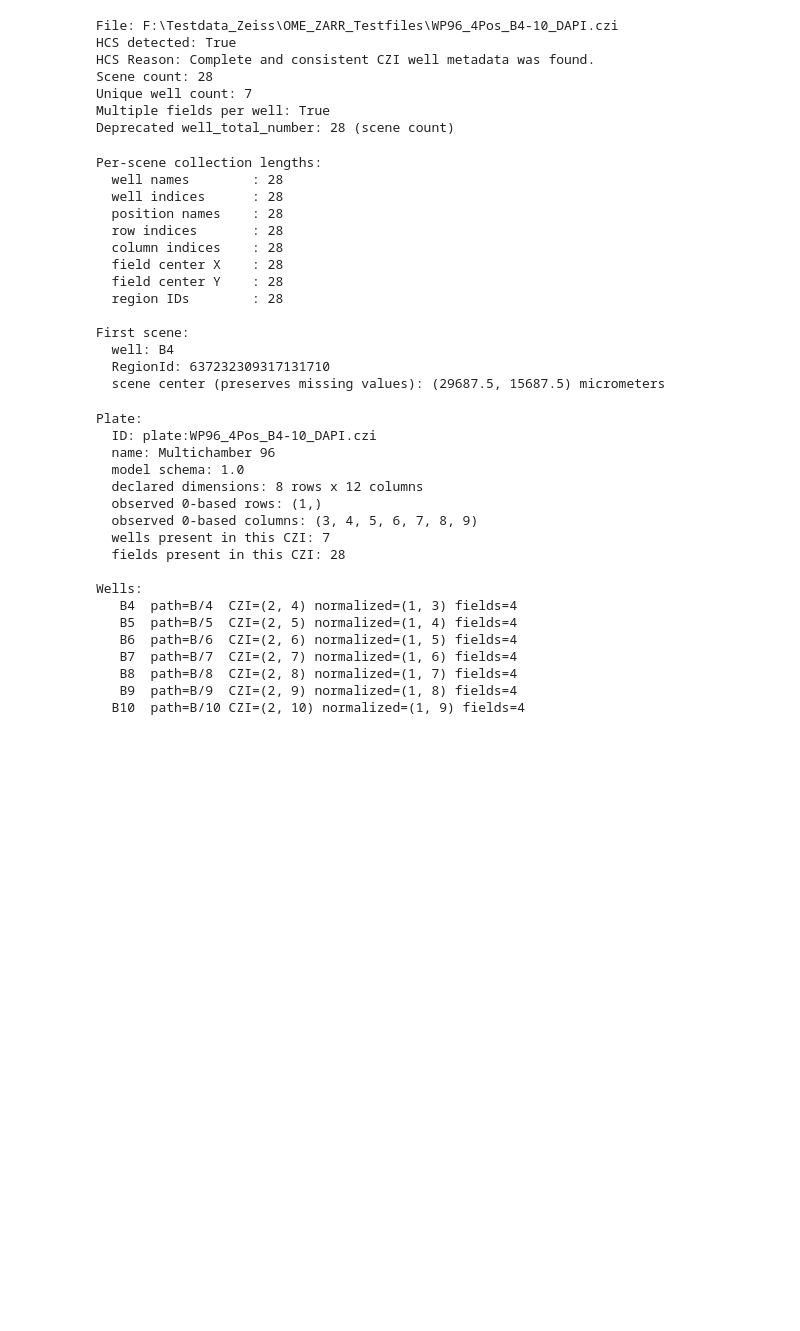
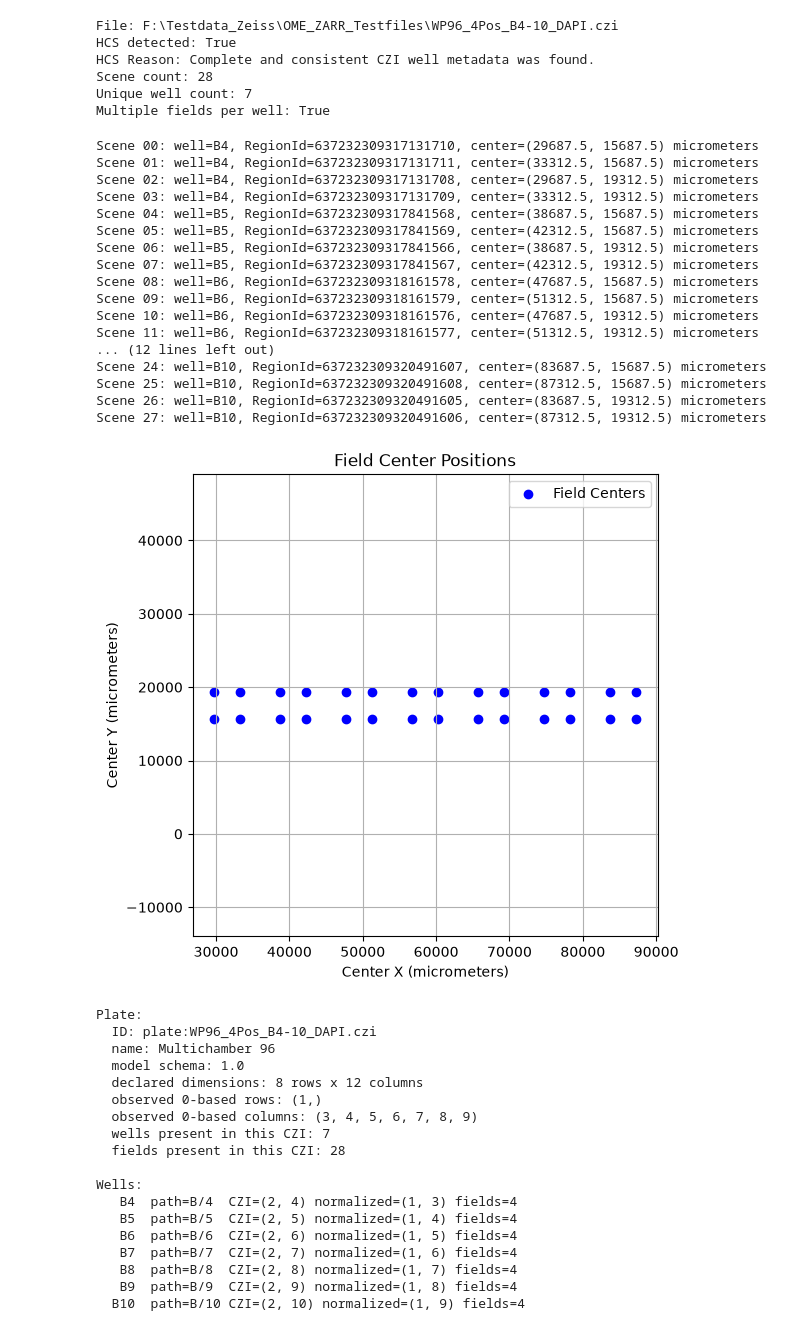
Before and after one commit to sebi06/czitools, a Jupyter notebook: demo/notebooks/read_czi_wellplate_data.ipynb, the cells around one changed output. Drawn from its saved outputs; the diff is of its cells as text; code cells hidden in the pictures; blank space fills up the shorter version.

```diff
--- a/demo/notebooks/czi_wellplate_data.ipynb
+++ b/demo/notebooks/read_czi_wellplate_data.ipynb
@@ -24,7 +24,6 @@ print(f"HCS Reason: {metadata.hcs_status.reason}")
 print(f"Scene count: {sample.scene_count}")
 print(f"Unique well count: {sample.well_unique_number}")
 print(f"Multiple fields per well: {sample.multipos_per_well}")
-print(f"Deprecated well_total_number: {sample.well_total_number} (scene count)")
 # %% [output]
 File: F:\Testdata_Zeiss\OME_ZARR_Testfiles\WP96_4Pos_B4-10_DAPI.czi
 HCS detected: True
@@ -32,46 +31,48 @@ HCS Reason: Complete and consistent CZI well metadata was found.
 Scene count: 28
 Unique well count: 7
 Multiple fields per well: True
-Deprecated well_total_number: 28 (scene count)
 # %%
-per_scene_lengths = {
-    "well names": len(sample.well_array_names),
-    "well indices": len(sample.well_indices),
-    "position names": len(sample.well_position_names),
-    "row indices": len(sample.well_rowID),
-    "column indices": len(sample.well_colID),
-    "field center X": len(sample.field_centerX),
-    "field center Y": len(sample.field_centerY),
-    "region IDs": len(sample.well_region_ids),
-}
+if sample.scene_count:
+    for s in range(sample.scene_count):
+        well_name = sample.well_array_names[s] or "<missing>"
+        region_id = sample.well_region_ids[s]
+        center_x = sample.field_centerX[s]
+        center_y = sample.field_centerY[s]
+        print(
+            f"Scene {s:02d}: well={well_name}, "
+            f"RegionId={region_id}, "
+            f"center=({center_x}, {center_y}) micrometers"
+        )
 
-print("\nPer-scene collection lengths:")
-for label, length in per_scene_lengths.items():
-    print(f"  {label:18}: {length}")
-
-if sample.scene_count:
-    print("\nFirst scene:")
-    print(f"  well: {sample.well_array_names[0] or '<missing>'}")
-    print(f"  RegionId: {sample.well_region_ids[0]}")
-    print(
-        "  scene center (preserves missing values): "
-        f"({sample.field_centerX[0]}, {sample.field_centerY[0]}) micrometers"
-   )
+    # plot all cneter XY positions as a simple grid
+    plt.figure(figsize=(6, 6))
+    plt.scatter(sample.field_centerX, sample.field_centerY, marker="o", color="blue", label="Field Centers")
+    plt.title("Field Center Positions")
+    plt.xlabel("Center X (micrometers)")
+    plt.ylabel("Center Y (micrometers)")
+    plt.grid()
+    plt.axis('equal')
+    plt.legend()
+    plt.show()
 # %% [output]
-Per-scene collection lengths:
-  well names        : 28
-  well indices      : 28
-  position names    : 28
-  row indices       : 28
-  column indices    : 28
-  field center X    : 28
-  field center Y    : 28
-  region IDs        : 28
-
-First scene:
-  well: B4
-  RegionId: 637232309317131710
-  scene center (preserves missing values): (29687.5, 15687.5) micrometers
+Scene 00: well=B4, RegionId=637232309317131710, center=(29687.5, 15687.5) micrometers
+Scene 01: well=B4, RegionId=637232309317131711, center=(33312.5, 15687.5) micrometers
+Scene 02: well=B4, RegionId=637232309317131708, center=(29687.5, 19312.5) micrometers
+Scene 03: well=B4, RegionId=637232309317131709, center=(33312.5, 19312.5) micrometers
+Scene 04: well=B5, RegionId=637232309317841568, center=(38687.5, 15687.5) micrometers
+Scene 05: well=B5, RegionId=637232309317841569, center=(42312.5, 15687.5) micrometers
+Scene 06: well=B5, RegionId=637232309317841566, center=(38687.5, 19312.5) micrometers
+Scene 07: well=B5, RegionId=637232309317841567, center=(42312.5, 19312.5) micrometers
+Scene 08: well=B6, RegionId=637232309318161578, center=(47687.5, 15687.5) micrometers
+Scene 09: well=B6, RegionId=637232309318161579, center=(51312.5, 15687.5) micrometers
+Scene 10: well=B6, RegionId=637232309318161576, center=(47687.5, 19312.5) micrometers
+Scene 11: well=B6, RegionId=637232309318161577, center=(51312.5, 19312.5) micrometers
+... (12 lines left out)
+Scene 24: well=B10, RegionId=637232309320491607, center=(83687.5, 15687.5) micrometers
+Scene 25: well=B10, RegionId=637232309320491608, center=(87312.5, 15687.5) micrometers
+Scene 26: well=B10, RegionId=637232309320491605, center=(83687.5, 19312.5) micrometers
+Scene 27: well=B10, RegionId=637232309320491606, center=(87312.5, 19312.5) micrometers
+[figure, added]
 # %%
 print("\nPlate:")
 print(f"  ID: {plate.id}")
```
Also changed, not shown: parts of 7 cells of this notebook, 1 other file.
